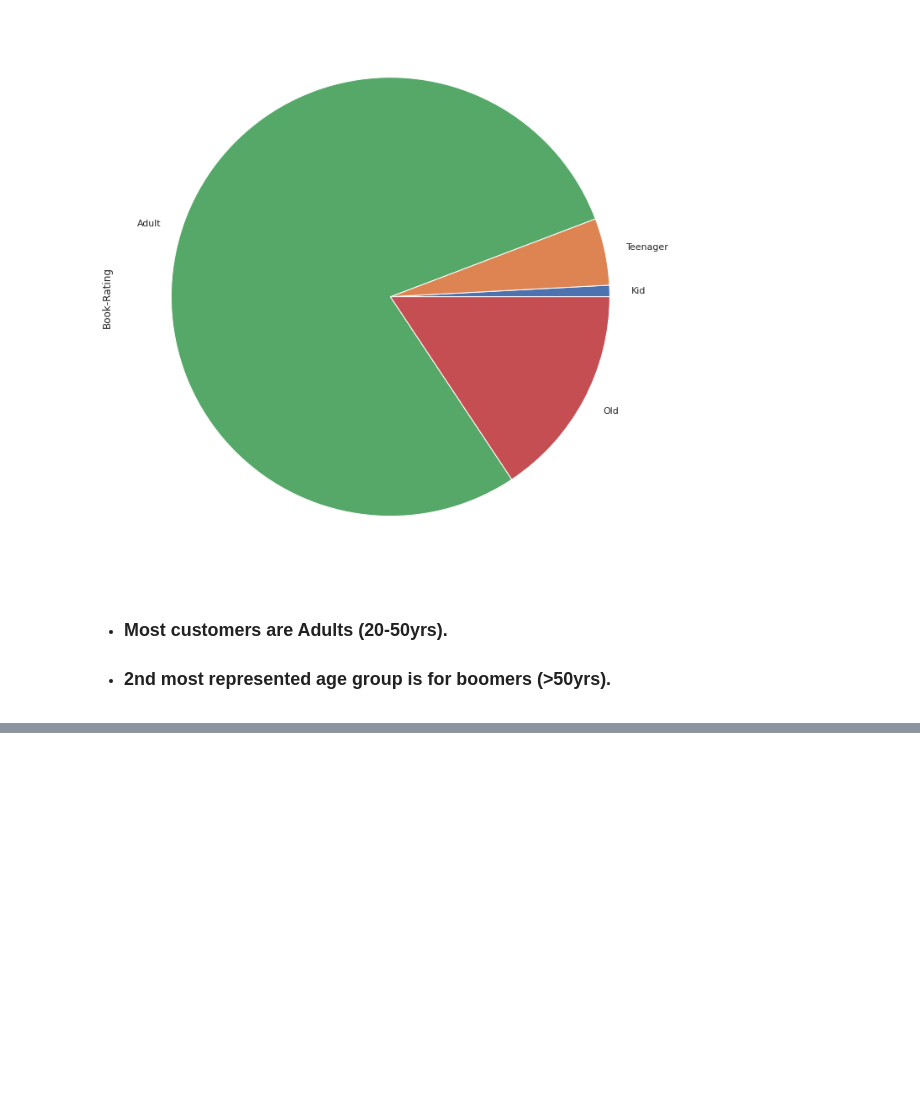
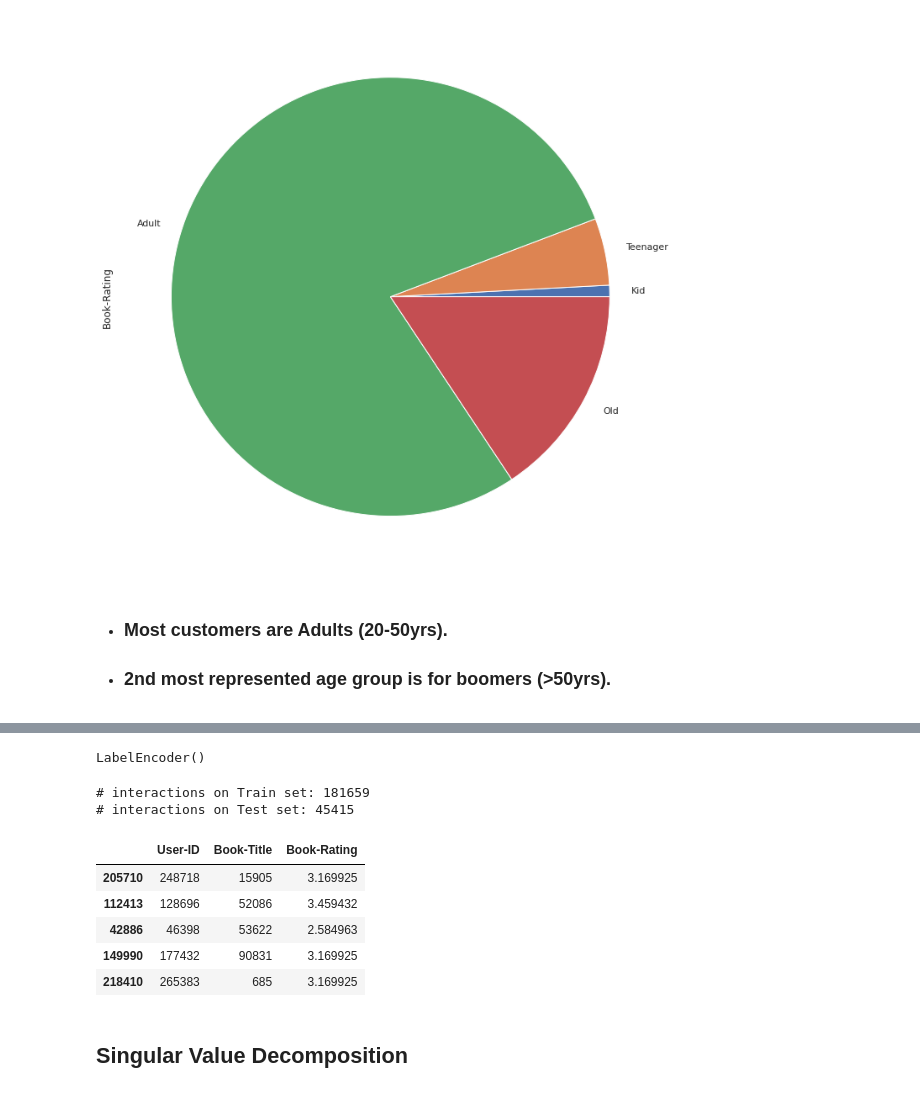
Before and after one commit to Manjari-001/Book-Recommendation-System, a Jupyter notebook: Book_Recommendation_System.ipynb, the cells around one changed output, grey strips where cells are left out. Cells and saved outputs as stored; diff of their text form; code cells hidden in the pictures; blank space fills up the shorter version.

```diff
--- a/Book_Recommendation_System.ipynb
+++ b/Book_Recommendation_System.ipynb
@@ -554,0 +732,7 @@ df_merged.groupby('age_bins')['Book-Rating'].count().plot(kind='pie')
+# %%
+def smooth_user_preference(x):
+    return math.log(1+x, 2)
+
+interactions_full_df = df_merged_updated.groupby(['User-ID','Book-Title'])['Book-Rating'].sum().apply(smooth_user_preference).reset_index()
+print('# of unique user/item interactions: %d' % len(interactions_full_df))
+interactions_full_df.head(2)
@@ -554,0 +744,29 @@ df_merged.groupby('age_bins')['Book-Rating'].count().plot(kind='pie')
+# %%
+le = preprocessing.LabelEncoder()
+le.fit(interactions_full_df['Book-Title'].unique())
+# %% [output]
+LabelEncoder()
+# %%
+
+interactions_train_df, interactions_test_df = train_test_split(interactions_full_df,
+                                   test_size=0.20,
+                                   stratify=interactions_full_df['User-ID'],
+                                   random_state=42)
+
+print('# interactions on Train set: %d' % len(interactions_train_df))
+print('# interactions on Test set: %d' % len(interactions_test_df))
+# %% [output]
+# interactions on Train set: 181659
+# interactions on Test set: 45415
+# %%
+interactions_train_df['Book-Title'] = le.transform(interactions_train_df['Book-Title'])
+interactions_test_df['Book-Title'] = le.transform(interactions_test_df['Book-Title'])
+
+interactions_train_df.head()
+# %% [output]
+|  | User-ID | Book-Title | Book-Rating |
+| 205710 | 248718 | 15905 | 3.169925 |
+| 112413 | 128696 | 52086 | 3.459432 |
+| 42886 | 46398 | 53622 | 2.584963 |
+| 149990 | 177432 | 90831 | 3.169925 |
+| 218410 | 265383 | 685 | 3.169925 |
@@ -554,0 +786,2 @@ df_merged.groupby('age_bins')['Book-Rating'].count().plot(kind='pie')
+# %% [markdown]
+## **Singular Value Decomposition**
```
Also changed, not shown: parts of 109 cells of this notebook.
